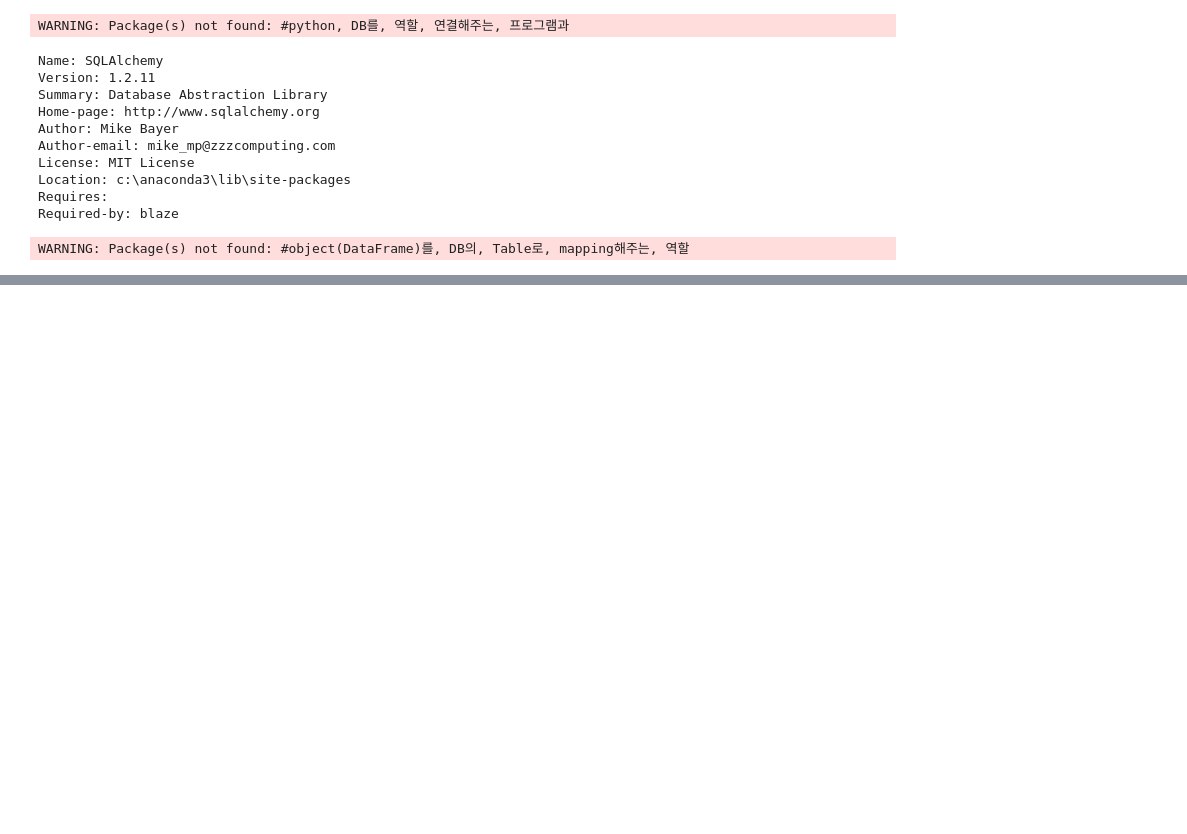
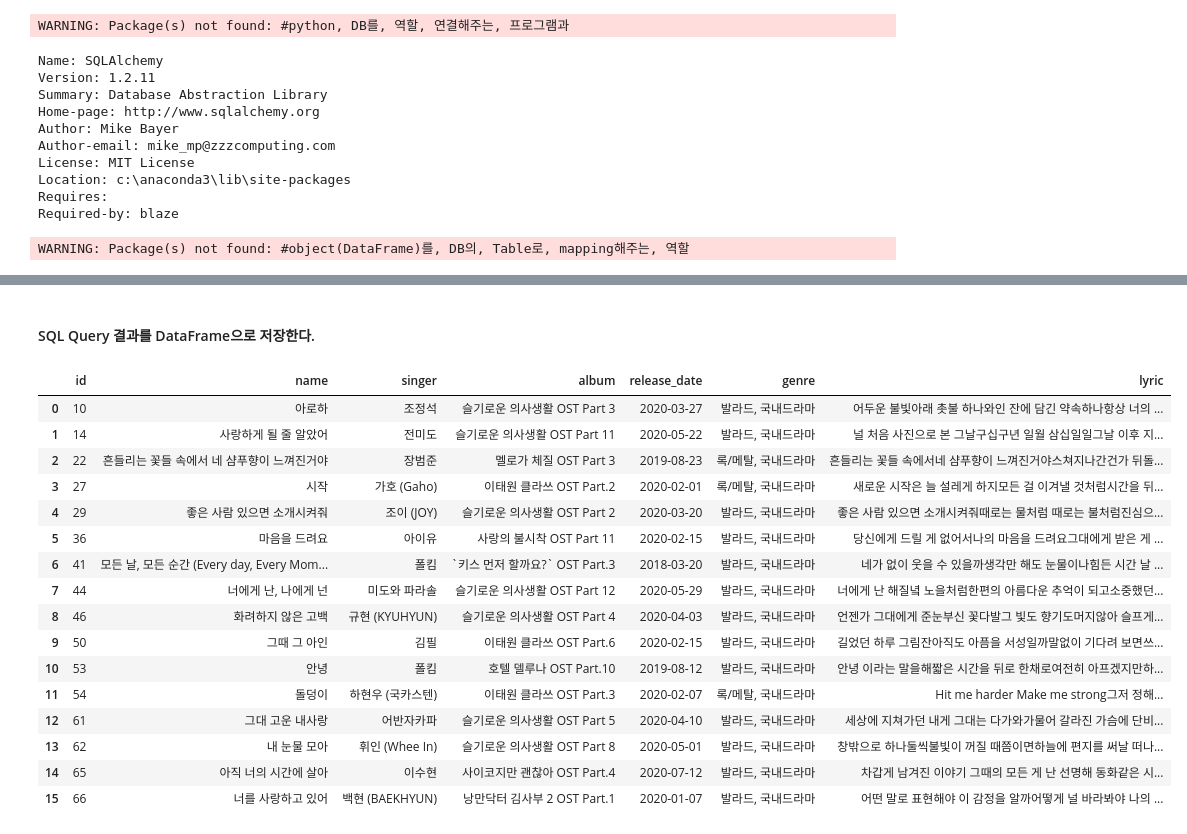
Before and after one commit to progjs/web_scraping, a Jupyter notebook: 5.Melon_100Chart_파싱_분석_저장.ipynb, the cells around one changed output, grey strips where cells are left out. Drawn from its saved outputs; the diff is of its cells as text; code cells hidden in the pictures; blank space fills up the shorter version.

```diff
--- a/5.Melon_100Chart_파싱_분석_저장.ipynb
+++ b/5.Melon_100Chart_파싱_분석_저장.ipynb
@@ -193,0 +480,35 @@ data_df.to_sql(name='songs', con=engine, if_exists='replace')
+# %% [markdown]
+#### SQL Query 결과를 DataFrame으로 저장한다.
+# %%
+import pymysql
+import sqlalchemy
+pymysql.install_as_MySQLdb() # pymysql과 sqlalchemy를 연동하기 위해
+from sqlalchemy import create_engine
+
+engine = create_engine("mysql+mysqldb://python:"+"python"+"@localhost/python_db",encoding='utf-8')
+conn = engine.connect()
+# select * from songs where album like '% OST %'
+value = ' OST '
+sql = '''select * from songs where album like %s; '''
+query_df = pd.read_sql(sql, con=conn, params=('%'+value+'%',)) # tuple은 맨뒤 ,(콤마)
+conn.close()
+
+query_df
+# %% [output]
+|  | id | name | singer | album | release_date | genre | lyric |
+| 0 | 10 | 아로하 | 조정석 | 슬기로운 의사생활 OST Part 3 | 2020-03-27 | 발라드, 국내드라마 | 어두운 불빛아래 촛불 하나와인 잔에 담긴 약속하나항상 너의 ... |
+| 1 | 14 | 사랑하게 될 줄 알았어 | 전미도 | 슬기로운 의사생활 OST Part 11 | 2020-05-22 | 발라드, 국내드라마 | 널 처음 사진으로 본 그날구십구년 일월 삼십일일그날 이후 지... |
+| 2 | 22 | 흔들리는 꽃들 속에서 네 샴푸향이 느껴진거야 | 장범준 | 멜로가 체질 OST Part 3 | 2019-08-23 | 록/메탈, 국내드라마 | 흔들리는 꽃들 속에서네 샴푸향이 느껴진거야스쳐지나간건가 뒤돌... |
+| 3 | 27 | 시작 | 가호 (Gaho) | 이태원 클라쓰 OST Part.2 | 2020-02-01 | 록/메탈, 국내드라마 | 새로운 시작은 늘 설레게 하지모든 걸 이겨낼 것처럼시간을 뒤... |
+| 4 | 29 | 좋은 사람 있으면 소개시켜줘 | 조이 (JOY) | 슬기로운 의사생활 OST Part 2 | 2020-03-20 | 발라드, 국내드라마 | 좋은 사람 있으면 소개시켜줘때로는 물처럼 때로는 불처럼진심으... |
+| 5 | 36 | 마음을 드려요 | 아이유 | 사랑의 불시착 OST Part 11 | 2020-02-15 | 발라드, 국내드라마 | 당신에게 드릴 게 없어서나의 마음을 드려요그대에게 받은 게 ... |
+| 6 | 41 | 모든 날, 모든 순간 (Every day, Every Mom... | 폴킴 | `키스 먼저 할까요?` OST Part.3 | 2018-03-20 | 발라드, 국내드라마 | 네가 없이 웃을 수 있을까생각만 해도 눈물이나힘든 시간 날 ... |
+| 7 | 44 | 너에게 난, 나에게 넌 | 미도와 파라솔 | 슬기로운 의사생활 OST Part 12 | 2020-05-29 | 발라드, 국내드라마 | 너에게 난 해질녘 노을처럼한편의 아름다운 추억이 되고소중했던... |
+| 8 | 46 | 화려하지 않은 고백 | 규현 (KYUHYUN) | 슬기로운 의사생활 OST Part 4 | 2020-04-03 | 발라드, 국내드라마 | 언젠가 그대에게 준눈부신 꽃다발그 빛도 향기도머지않아 슬프게... |
+| 9 | 50 | 그때 그 아인 | 김필 | 이태원 클라쓰 OST Part.6 | 2020-02-15 | 발라드, 국내드라마 | 길었던 하루 그림잔아직도 아픔을 서성일까말없이 기다려 보면쓰... |
+| 10 | 53 | 안녕 | 폴킴 | 호텔 델루나 OST Part.10 | 2019-08-12 | 발라드, 국내드라마 | 안녕 이라는 말을해짧은 시간을 뒤로 한채로여전히 아프겠지만하... |
+| 11 | 54 | 돌덩이 | 하현우 (국카스텐) | 이태원 클라쓰 OST Part.3 | 2020-02-07 | 록/메탈, 국내드라마 | Hit me harder Make me strong그저 정해... |
+| 12 | 61 | 그대 고운 내사랑 | 어반자카파 | 슬기로운 의사생활 OST Part 5 | 2020-04-10 | 발라드, 국내드라마 | 세상에 지쳐가던 내게 그대는 다가와가물어 갈라진 가슴에 단비... |
+| 13 | 62 | 내 눈물 모아 | 휘인 (Whee In) | 슬기로운 의사생활 OST Part 8 | 2020-05-01 | 발라드, 국내드라마 | 창밖으로 하나둘씩불빛이 꺼질 때쯤이면하늘에 편지를 써날 떠나... |
+| 14 | 65 | 아직 너의 시간에 살아 | 이수현 | 사이코지만 괜찮아 OST Part.4 | 2020-07-12 | 발라드, 국내드라마 | 차갑게 남겨진 이야기 그때의 모든 게 난 선명해 동화같은 시... |
+| 15 | 66 | 너를 사랑하고 있어 | 백현 (BAEKHYUN) | 낭만닥터 김사부 2 OST Part.1 | 2020-01-07 | 발라드, 국내드라마 | 어떤 말로 표현해야 이 감정을 알까어떻게 널 바라봐야 나의 ... |
```
Also changed, not shown: parts of 18 cells of this notebook.
